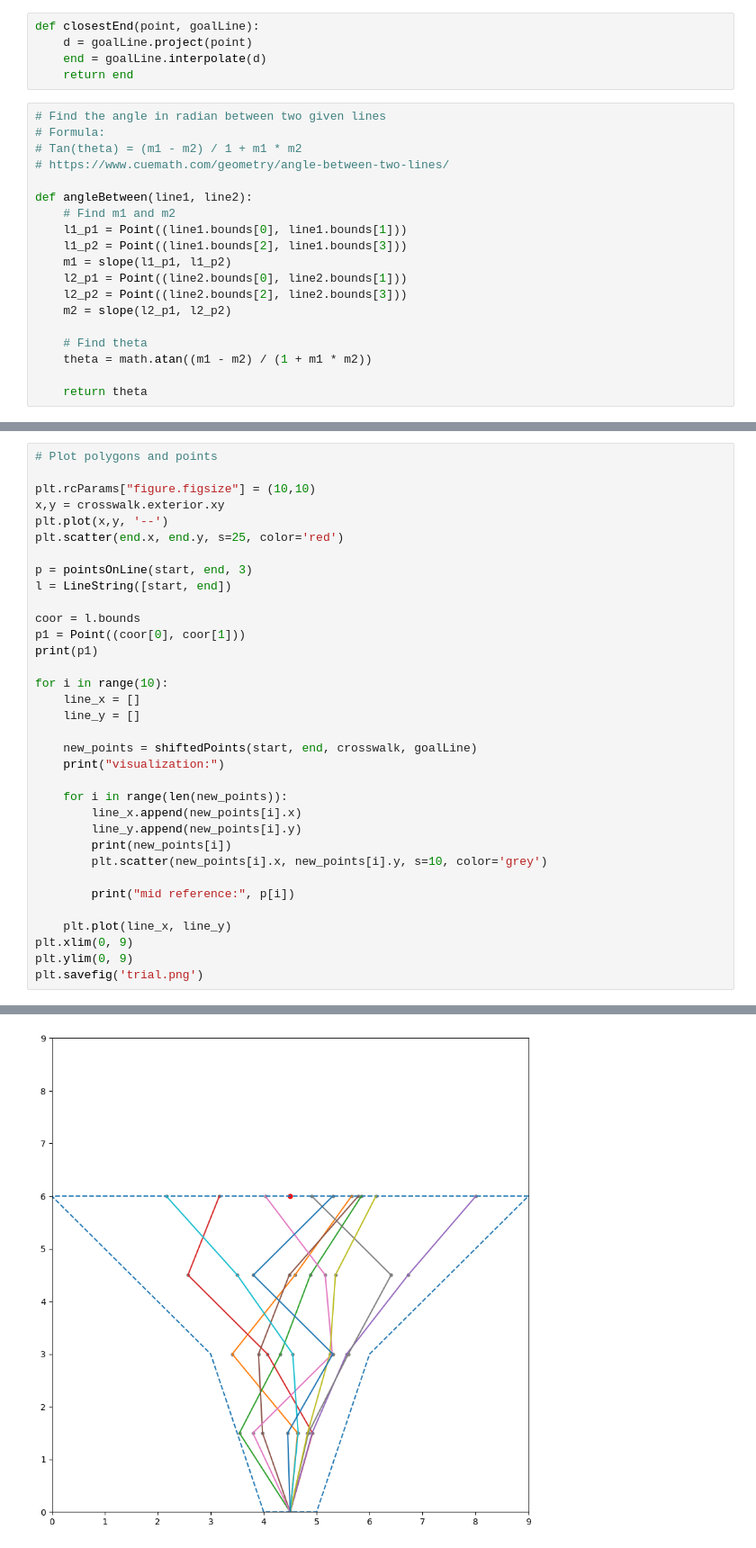
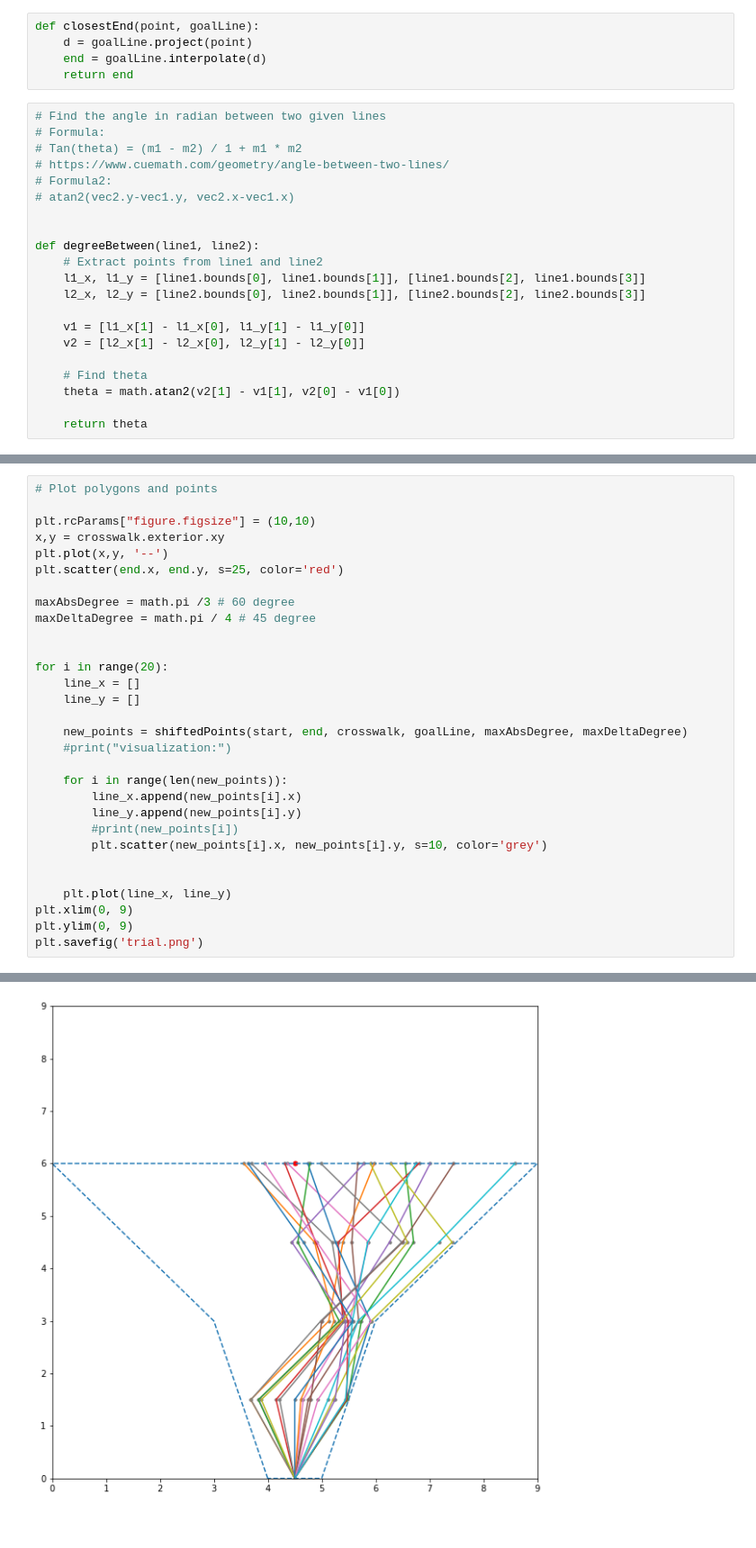
Before and after one commit to adhocmaster/carla-jaywalker-experiments, a Jupyter notebook: notebooks/Crosswalk-area/crosswalk-area.ipynb, the cells around one changed output, grey strips where cells are left out. Shown: that part at 90% size. Saved outputs shown, nothing was run; the diff lists cells and outputs as text.

Commit message:
implementing angle restraints

```diff
--- a/notebooks/Crosswalk-area/crosswalk-area.ipynb
+++ b/notebooks/Crosswalk-area/crosswalk-area.ipynb
@@ -111,18 +111,20 @@ def closestEnd(point, goalLine):
 # Formula:
 # Tan(theta) = (m1 - m2) / 1 + m1 * m2
 # https://www.cuemath.com/geometry/angle-between-two-lines/
+# Formula2:
+# atan2(vec2.y-vec1.y, vec2.x-vec1.x)
 
-def angleBetween(line1, line2):
-    # Find m1 and m2
-    l1_p1 = Point((line1.bounds[0], line1.bounds[1]))
-    l1_p2 = Point((line1.bounds[2], line1.bounds[3]))
-    m1 = slope(l1_p1, l1_p2)
-    l2_p1 = Point((line2.bounds[0], line2.bounds[1]))
-    l2_p2 = Point((line2.bounds[2], line2.bounds[3]))
-    m2 = slope(l2_p1, l2_p2)
+
+def degreeBetween(line1, line2):
+    # Extract points from line1 and line2
+    l1_x, l1_y = [line1.bounds[0], line1.bounds[1]], [line1.bounds[2], line1.bounds[3]]
+    l2_x, l2_y = [line2.bounds[0], line2.bounds[1]], [line2.bounds[2], line2.bounds[3]]
+
+    v1 = [l1_x[1] - l1_x[0], l1_y[1] - l1_y[0]]
+    v2 = [l2_x[1] - l2_x[0], l2_y[1] - l2_y[0]]
 
     # Find theta
-    theta = math.atan((m1 - m2) / (1 + m1 * m2))
+    theta = math.atan2(v2[1] - v1[1], v2[0] - v1[0])
 
     return theta
 # %%
@@ -200,27 +223,23 @@ x,y = crosswalk.exterior.xy
 plt.plot(x,y, '--')
 plt.scatter(end.x, end.y, s=25, color='red')
 
-p = pointsOnLine(start, end, 3)
-l = LineString([start, end])
+maxAbsDegree = math.pi /3 # 60 degree
+maxDeltaDegree = math.pi / 4 # 45 degree
 
-coor = l.bounds
-p1 = Point((coor[0], coor[1]))
-print(p1)
 
-for i in range(10):
+for i in range(20):
     line_x = []
     line_y = []
 
-    new_points = shiftedPoints(start, end, crosswalk, goalLine)
-    print("visualization:")
+    new_points = shiftedPoints(start, end, crosswalk, goalLine, maxAbsDegree, maxDeltaDegree)
+    #print("visualization:")
 
     for i in range(len(new_points)):
         line_x.append(new_points[i].x)
         line_y.append(new_points[i].y)
-        print(new_points[i])
+        #print(new_points[i])
         plt.scatter(new_points[i].x, new_points[i].y, s=10, color='grey')
 
-        print("mid reference:", p[i])
 
     plt.plot(line_x, line_y)
 plt.xlim(0, 9)
@@ -247 +249 @@ mid reference: POINT (4.5 6)
-[figure, old version]
+[figure, new version]
```
Also changed, not shown: parts of 2 cells of this notebook, 1 other file.
